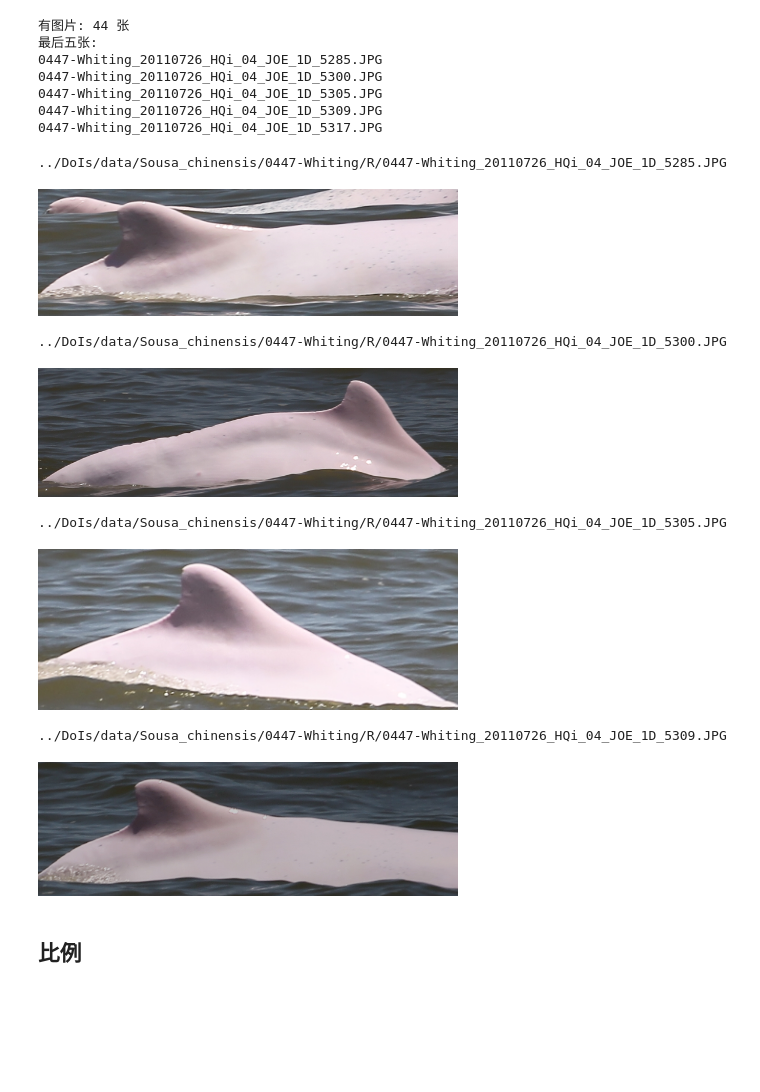
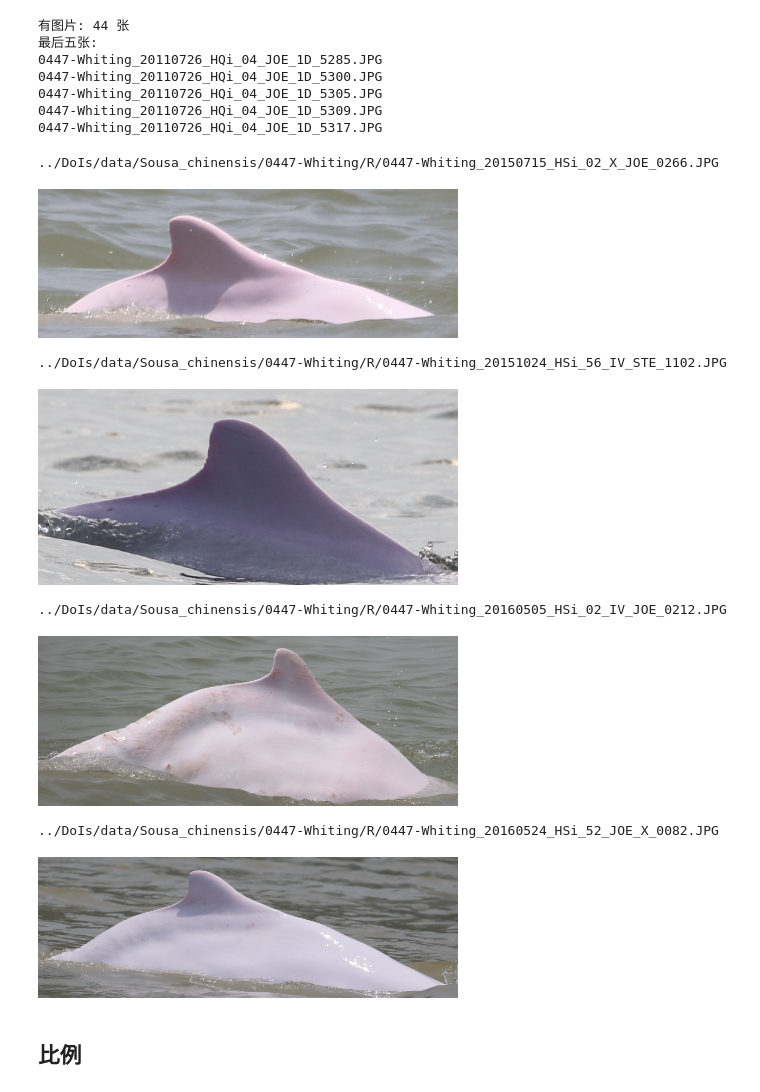
Before and after one commit to tfugzh/demo, a Jupyter notebook: ipynb/DoIs-init-photo-cleanup.ipynb, the cells around one changed output. Cells and saved outputs as stored; diff of their text form; code cells hidden in the pictures; blank space fills up the shorter version.

```diff
--- a/ipynb/DoIs-init-photo-cleanup.ipynb
+++ b/ipynb/DoIs-init-photo-cleanup.ipynb
@@ -59,20 +59,20 @@ print('''有图片: {} 张
 # %%
 import IPython.display as dp
 
-for f in _fotos[:4]:
+for f in _fotos[-4:]:
     _sfoto = "%s/%s"%(_foto_root, f)
     print(_sfoto)
     _img = dp.Image(filename=_sfoto, width=420)
     dp.display(_img)
 # %% [output]
-../DoIs/data/Sousa_chinensis/0447-Whiting/R/0447-Whiting_20110726_HQi_04_JOE_1D_5285.JPG
+../DoIs/data/Sousa_chinensis/0447-Whiting/R/0447-Whiting_20150715_HSi_02_X_JOE_0266.JPG
-[figure, old version]
+[figure, new version]
-../DoIs/data/Sousa_chinensis/0447-Whiting/R/0447-Whiting_20110726_HQi_04_JOE_1D_5300.JPG
+../DoIs/data/Sousa_chinensis/0447-Whiting/R/0447-Whiting_20151024_HSi_56_IV_STE_1102.JPG
-[figure, old version]
+[figure, new version]
-../DoIs/data/Sousa_chinensis/0447-Whiting/R/0447-Whiting_20110726_HQi_04_JOE_1D_5305.JPG
+../DoIs/data/Sousa_chinensis/0447-Whiting/R/0447-Whiting_20160505_HSi_02_IV_JOE_0212.JPG
-[figure, old version]
+[figure, new version]
-../DoIs/data/Sousa_chinensis/0447-Whiting/R/0447-Whiting_20110726_HQi_04_JOE_1D_5309.JPG
+../DoIs/data/Sousa_chinensis/0447-Whiting/R/0447-Whiting_20160524_HSi_52_JOE_X_0082.JPG
-[figure, old version]
+[figure, new version]
 # %% [markdown]
 ## 比例
 # %%
```
Also changed, not shown: parts of 4 cells of this notebook, 1 other file.
